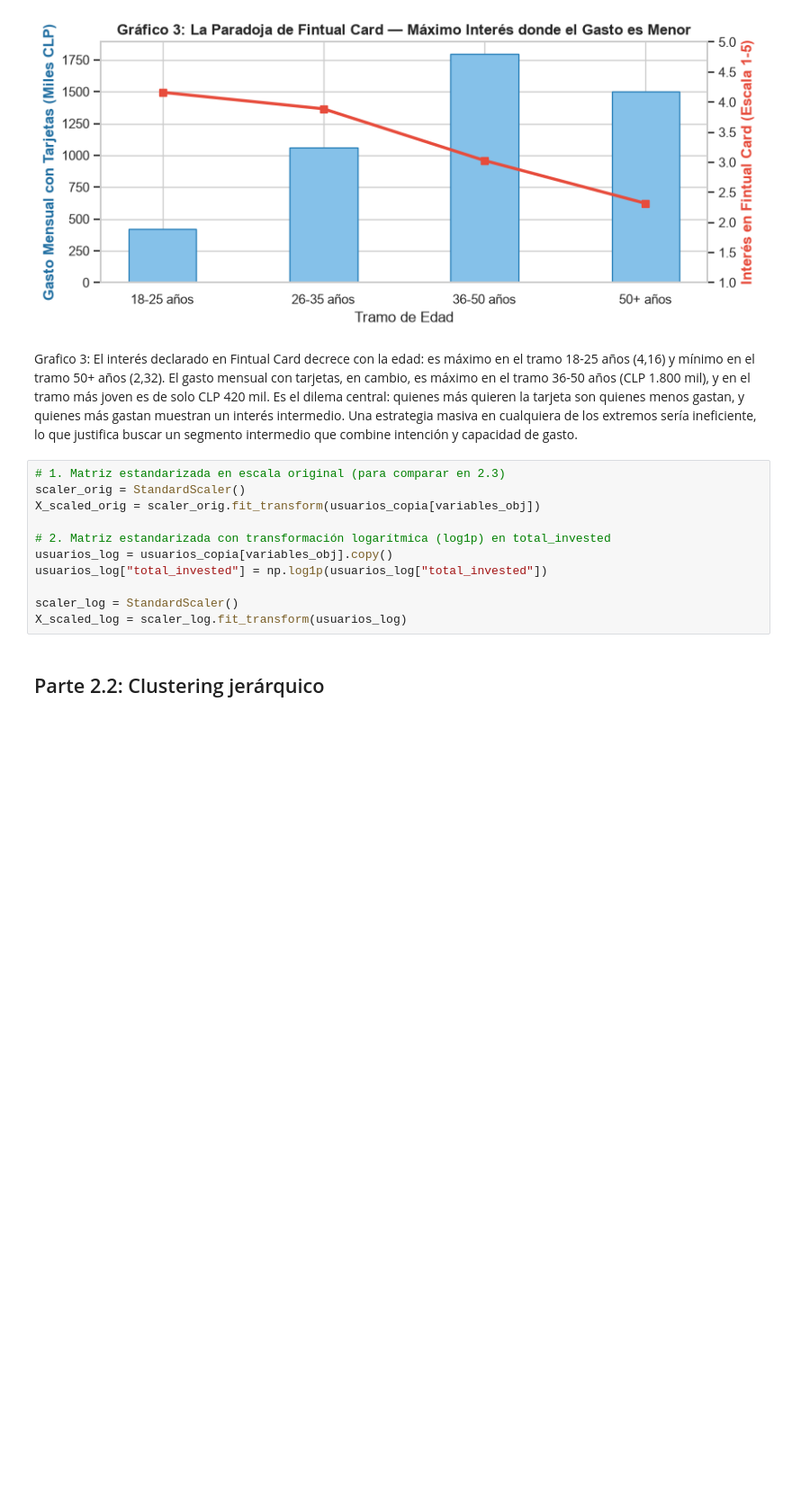
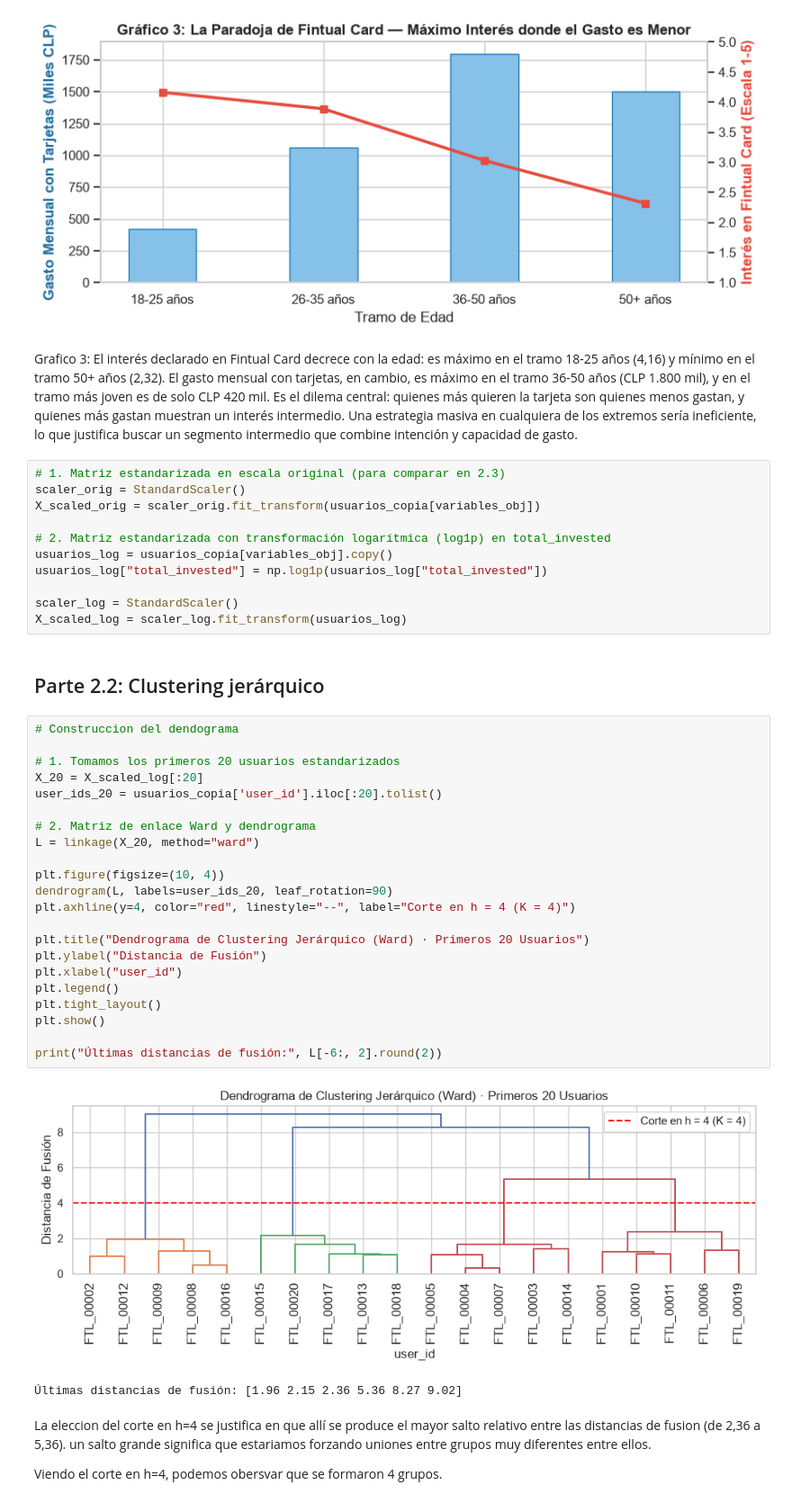
Before and after one commit to fcisternasg/fintual-card-marketing-analytics, a Jupyter notebook: Taller_Fintual_Limpio.ipynb, the cells around one changed output. Shown at 90% size. Drawn from its saved outputs; the diff is of its cells as text; blank space fills up the shorter version.

```diff
--- a/Taller_Fintual_Limpio.ipynb
+++ b/Taller_Fintual_Limpio.ipynb
@@ -380,3 +380,32 @@ scaler_log = StandardScaler()
 X_scaled_log = scaler_log.fit_transform(usuarios_log)
 # %% [markdown]
 ## Parte 2.2: Clustering jerárquico
+# %%
+# Construccion del dendograma
+
+# 1. Tomamos los primeros 20 usuarios estandarizados
+X_20 = X_scaled_log[:20]
+user_ids_20 = usuarios_copia['user_id'].iloc[:20].tolist()
+
+# 2. Matriz de enlace Ward y dendrograma
+L = linkage(X_20, method="ward")
+
+plt.figure(figsize=(10, 4))
+dendrogram(L, labels=user_ids_20, leaf_rotation=90)
+plt.axhline(y=4, color="red", linestyle="--", label="Corte en h = 4 (K = 4)")
+
+plt.title("Dendrograma de Clustering Jerárquico (Ward) · Primeros 20 Usuarios")
+plt.ylabel("Distancia de Fusión")
+plt.xlabel("user_id")
+plt.legend()
+plt.tight_layout()
+plt.show()
+
+print("Últimas distancias de fusión:", L[-6:, 2].round(2))
+# %% [output]
+[figure, added]
+Últimas distancias de fusión: [1.96 2.15 2.36 5.36 8.27 9.02]
+# %% [markdown]
+La eleccion del corte en h=4 se justifica en que allí se produce el mayor salto relativo entre las distancias de fusion (de 2,36 a 5,36). un salto grande significa que estariamos forzando uniones entre grupos muy diferentes entre ellos.
+
+Viendo el corte en h=4, podemos obersvar que se formaron 4 grupos.
```
Also changed, not shown: parts of 16 cells of this notebook.
